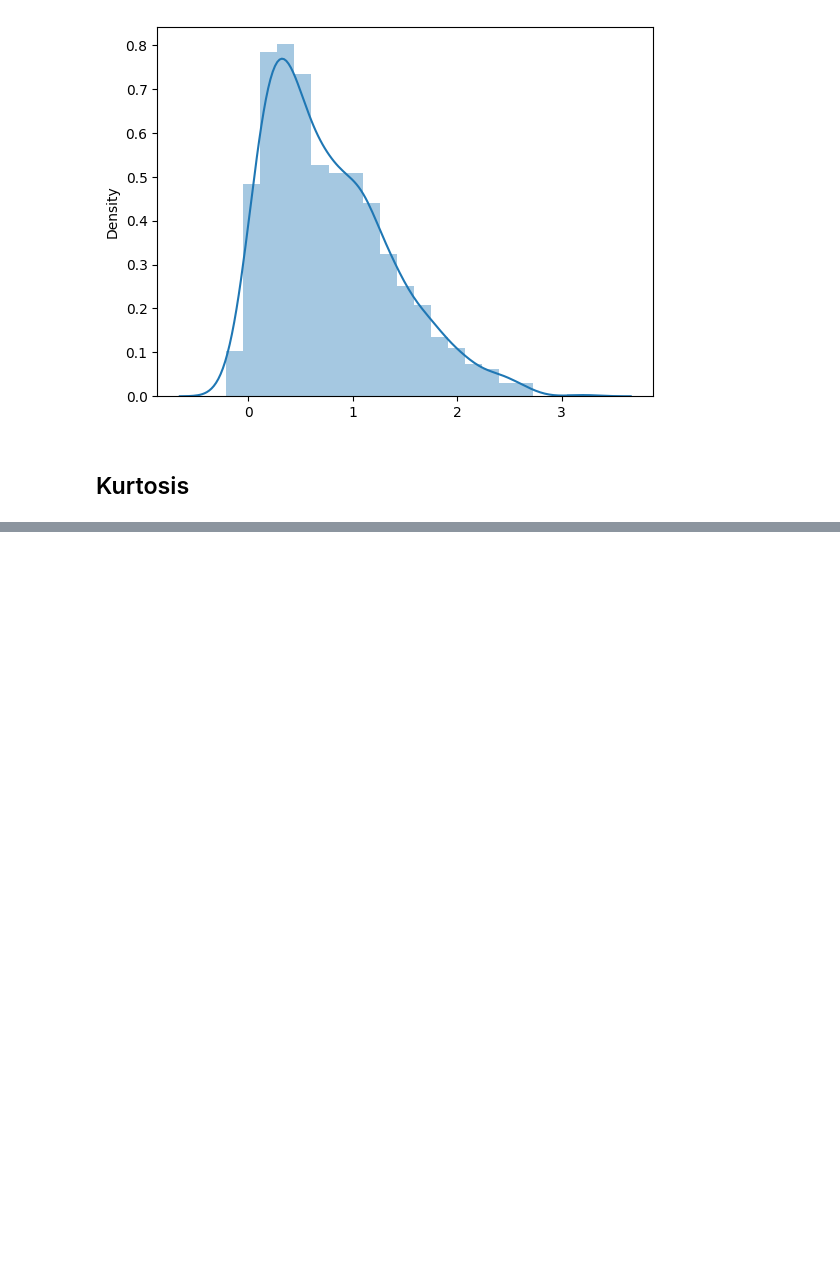
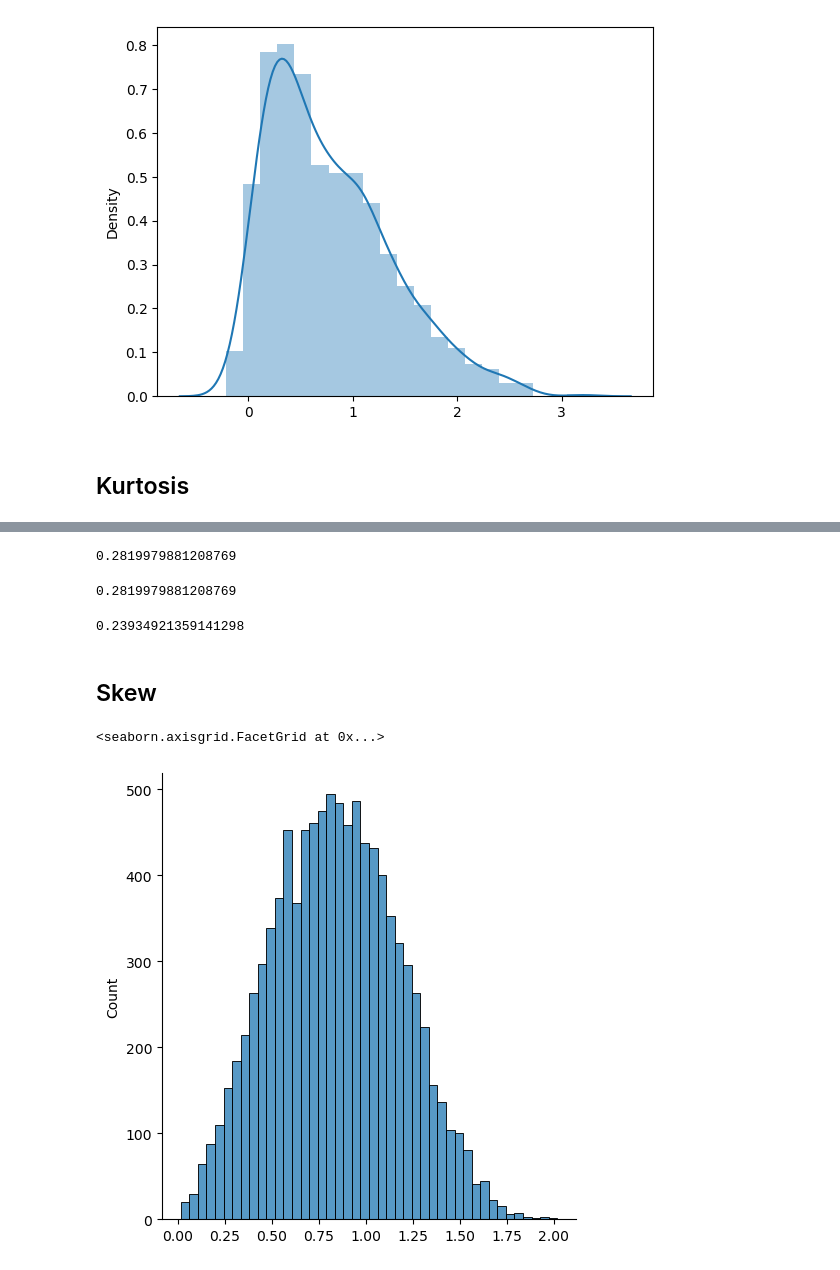
Before and after one commit to Red651/Hacktivate8Python, a Jupyter notebook: Descriptive_statistic.ipynb, the cells around one changed output, grey strips where cells are left out. Cells and saved outputs as stored; diff of their text form; code cells hidden in the pictures; blank space fills up the shorter version.

```diff
--- a/Descriptive_statistic.ipynb
+++ b/Descriptive_statistic.ipynb
@@ -164,0 +283,21 @@ sns.distplot(X2)
+# %%
+X.var(ddof=1)**0.5
+# %% [output]
+0.2819979881208769
+# %%
+pd.Series(X).std()
+# %% [output]
+0.2819979881208769
+# %%
+scipy.stats.median_abs_deviation(X)
+# %% [output]
+0.23934921359141298
+# %% [markdown]
+## Skew
+# %%
+X1 = scipy.stats.skewnorm.rvs(a=10,size=10000,loc=0)
+# %%
+sns.displot(X1**0.5)
+# %% [output]
+<seaborn.axisgrid.FacetGrid at 0x...>
+[figure, added]
```
Also changed, not shown: parts of 68 cells of this notebook.
